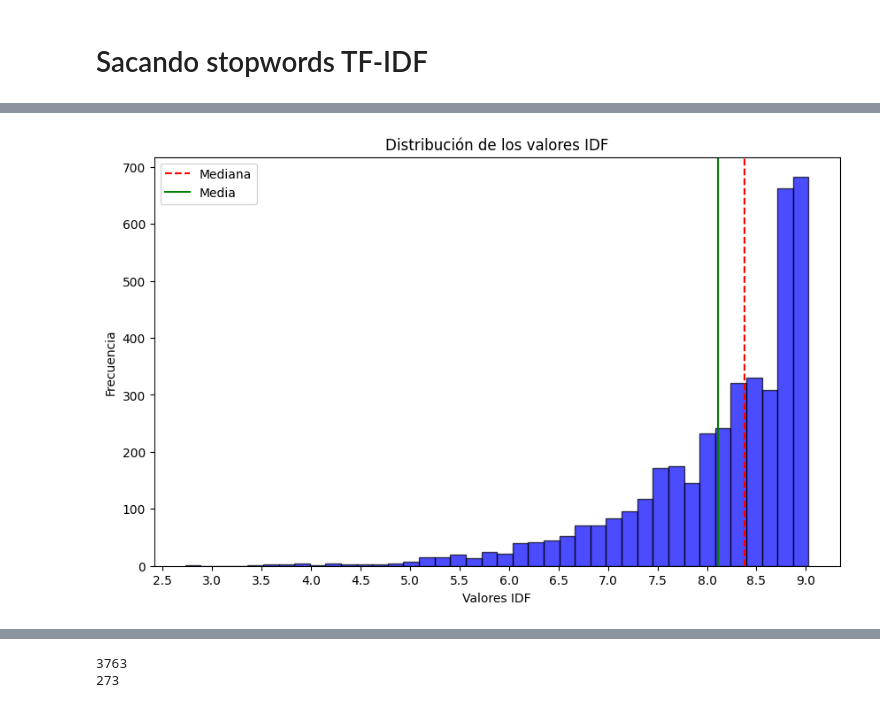
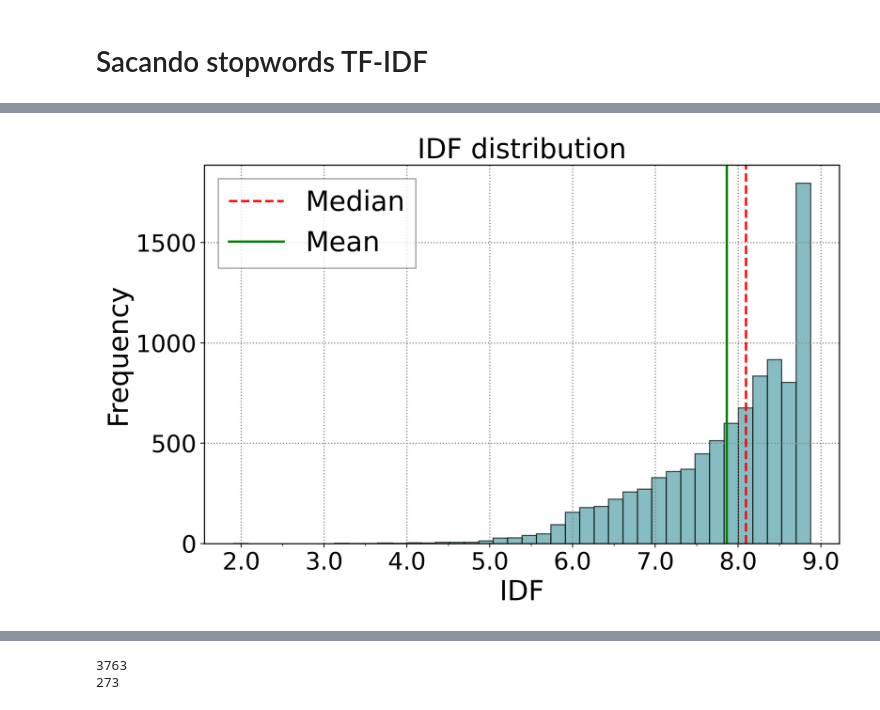
Before and after one commit to nextprocurement/RAG_tool, a Jupyter notebook: stopwords.ipynb, the cells around one changed output, grey strips where cells are left out. Cells and saved outputs as stored; diff of their text form; code cells hidden in the pictures.

```diff
--- a/stopwords.ipynb
+++ b/stopwords.ipynb
@@ -100,7 +100,10 @@ def generar_dataframe_desde_txt(vocab_path):
 # Sacando stopwords TF-IDF
 # %%
 #Leer el archivo parquet que sale del preprocess.py
-path = "/export/usuarios_ml4ds/lbartolome/Repos/repos_con_carlos/RAG_tool/data/out/optimized/3.equivalence_detection/datos_modelo_es_Mallet_df_merged_14_topics_45_ENTREGABLE/aux_topic_model_tm_1/MalletLda_100/datos_modelo_es_Mallet_df_merged_14_topics_45_ENTREGABLE_embeddings_preproc.parquet"
+#path = "/export/usuarios_ml4ds/lbartolome/Repos/repos_con_carlos/RAG_tool/data/out/optimized/3.equivalence_detection/datos_modelo_es_Mallet_df_merged_14_topics_45_ENTREGABLE/aux_topic_model_tm_1/MalletLda_100/datos_modelo_es_Mallet_df_merged_14_topics_45_ENTREGABLE_embeddings_preproc.parquet"
+path = "
+path = "/export/usuarios_ml4ds/lbartolome/Repos/repos_con_carlos/RAG_tool/data/scholar/optimized/3.equivalence_detection/S2_Kwds3_AI_with_text_30000_both/aux_topic_model_tm_1/MalletLda_100/S2_Kwds3_AI_with_text_30000_both_embeddings_preproc.parquet"
+
 df_preprocesado = pd.read_parquet(path)
 # %%
 df_preprocesado
@@ -176,19 +220,32 @@ def get_tf_values(text):
 # %%
 #Graficando los valores de idf para escoger el threshold
 text = df_preprocesado['lemmas']
 feature_names, idf_values = get_idf_values(text)
 
 # Distribución de los valores IDF
 plt.figure(figsize=(10, 6))
-plt.hist(idf_values, bins=40, color='blue', edgecolor='black', alpha=0.7)
-plt.title('Distribución de los valores IDF')
-plt.xlabel('Valores IDF')
-plt.ylabel('Frecuencia')
-plt.gca().xaxis.set_major_locator(ticker.MultipleLocator(0.5))
-plt.gca().xaxis.set_major_formatter(ticker.FormatStrFormatter('%.1f'))
-plt.axvline(x=np.median(idf_values), color='red', linestyle='--', label='Mediana')
-plt.axvline(x=np.mean(idf_values), color='green', linestyle='-', label='Media')
+plt.hist(idf_values, bins=40, color='#55a2a8', edgecolor='black', alpha=0.7)
+plt.title('IDF distribution')
+plt.xlabel('IDF')
+plt.ylabel('Frequency')
+
+
+# Set x-axis ticks to show every second value
+plt.gca().xaxis.set_major_locator(ticker.MultipleLocator(1.0))  # Set every tick at an interval of 1
+plt.gca().xaxis.set_minor_locator(ticker.MultipleLocator(0.5))  # Optional: add minor ticks at 0.5 intervals
+plt.gca().xaxis.set_major_formatter(ticker.FormatStrFormatter('%.1f'))  # Format the ticks
+
+# Add vertical lines for median and mean
+plt.axvline(x=np.median(idf_values), color='red', linestyle='--', label='Median')
+plt.axvline(x=np.mean(idf_values), color='green', linestyle='-', label='Mean')
+
+# Display the legend
 plt.legend()
+
+# Save the figure
+plt.savefig("hist_idf_scholar.png")
+
+# Show the plot
 plt.show()
 # %% [output]
-[figure, old version]
+[figure, new version]
```
Also changed, not shown: parts of 7 cells of this notebook, 24 other files.
